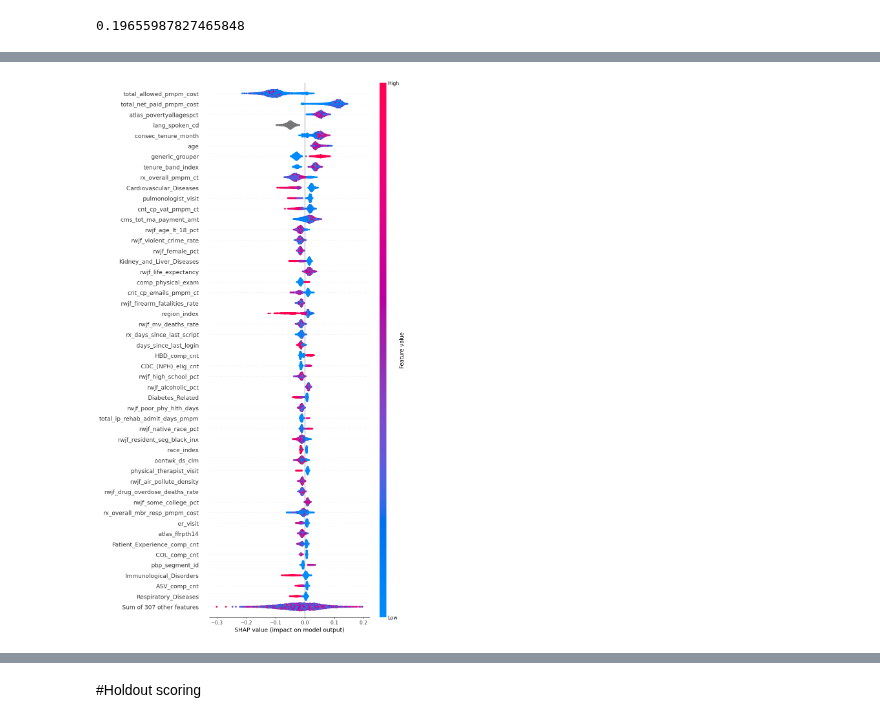
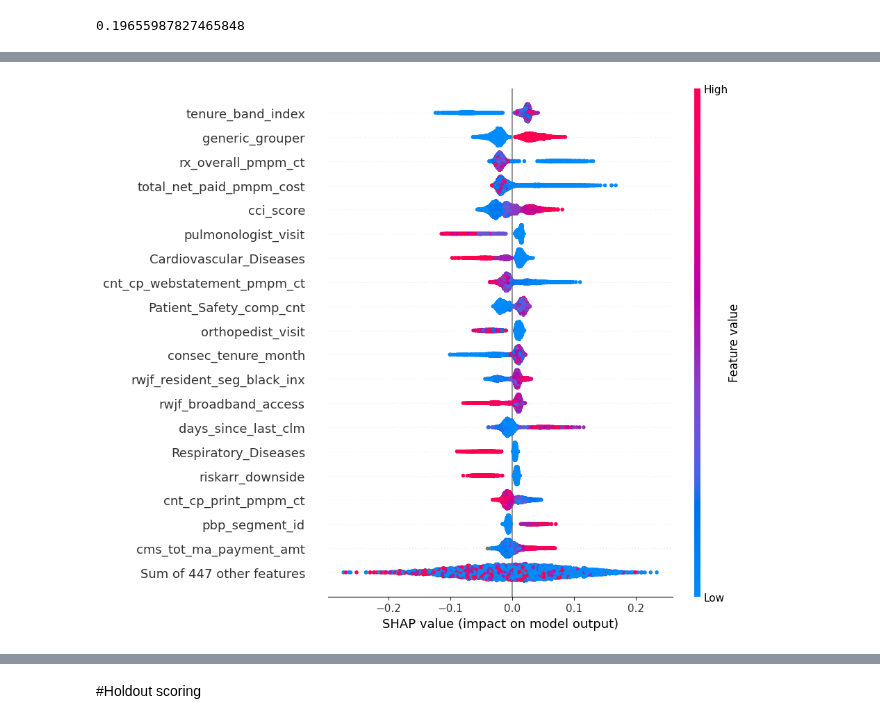
Before and after one commit to KavyaNair01/Machine_Learning, a Jupyter notebook: Copy_of_humana_model_new_kavya.ipynb, the cells around one changed output, grey strips where cells are left out. Drawn from its saved outputs; the diff is of its cells as text; code cells hidden in the pictures.

```diff
--- a/Copy_of_humana_model_new_kavya.ipynb
+++ b/Copy_of_humana_model_new_kavya.ipynb
@@ -138,8 +205,8 @@ df['rwjf_poor_health_pct'].mean()
 0.19655987827465848
 # %%
 imput_dict=dict()
-for x in [x for x in df.columns if x not in donotimput] :
-  if x.startswith('cnt_cp') or x.startswith('nonpar') or x.startswith('oontwk') or x.startswith('total') or x.startswith('bh_rtc') or x.startswith('bh_psyc') or x.startswith('rx') or x.startswith('login') or x.startswith('2021') or x.startswith('2022') or x[-3:] =='cnt' or x[-5:] =='ratio' or x in [ 'Cancers',
+for x in [x for x in df_agg.columns if x not in donotimput] :
+  if x.startswith('cnt_cp') or x.startswith('nonpar') or x.startswith('oontwk') or x.startswith('total') or x.startswith('bh_rtc') or x.startswith('bh_psyc') or x.startswith('rx') or x.startswith('login') or x.startswith('2021') or x.startswith('2022') or x[-3:] =='cnt'  or x in [ 'Cancers',
  'Cardiovascular_Diseases',
  'Diabetes_Related',
  'Immunological_Disorders',
@@ -318,5 +400,5 @@ ValueError: list.remove(x): x not in list
 # %%
-X_train['predicted']=single_model.predict(X_train[feature_cols])
-X_val['predicted']=single_model.predict(X_val[feature_cols])
-X_test['predicted']=single_model.predict(X_test[feature_cols])
+X_train['predicted']=single_model.predict(X_train[single_model.get_booster().feature_names])
+#X_val['predicted']=single_model.predict(X_val[single_model.get_booster().feature_names])
+X_test['predicted']=single_model.predict(X_test[single_model.get_booster().feature_names])
 # %% [output]
@@ -326,5 +406,5 @@ training data did not have the following fields: CDC_(EYE)_ratio, CDC_(NPH)_rati
 # %%
-X_train['predicted_score']=single_model.predict_proba(X_train[feature_cols])[:,1][:]
-X_val['predicted_score']=single_model.predict_proba(X_val[feature_cols])[:,1][:]
-X_test['predicted_score']=single_model.predict_proba(X_test[feature_cols])[:,1][:]
+X_train['predicted_score']=single_model.predict_proba(X_train[single_model.get_booster().feature_names])[:,1][:]
+#X_val['predicted_score']=single_model.predict_proba(X_val[single_model.get_booster().feature_names])[:,1][:]
+X_test['predicted_score']=single_model.predict_proba(X_test[single_model.get_booster().feature_names])[:,1][:]
 # %%
@@ -411,6 +461,6 @@ import shap
 from shap import TreeExplainer,GPUTreeExplainer
 # %%
 explainer=TreeExplainer(single_model,explain_df,model_output='probability')
-shap_values_adult = explainer(explain_df_FN.iloc[:5000,:])
+shap_values_adult = explainer(explain_df.iloc[:5000,:])
 # %%
 import shap
@@ -437,4 +469,4 @@ array([[ 0.00015391,  0.00164223,  0.01975478, ...,  0.00258927,
 # %%
-shap.plots.beeswarm(shap_values_adult,max_display=50)
+shap.plots.beeswarm(shap_values_adult,max_display=20)
 # %% [output]
-[figure, old version]
+[figure, new version]
```
Also changed, not shown: parts of 112 cells of this notebook.
